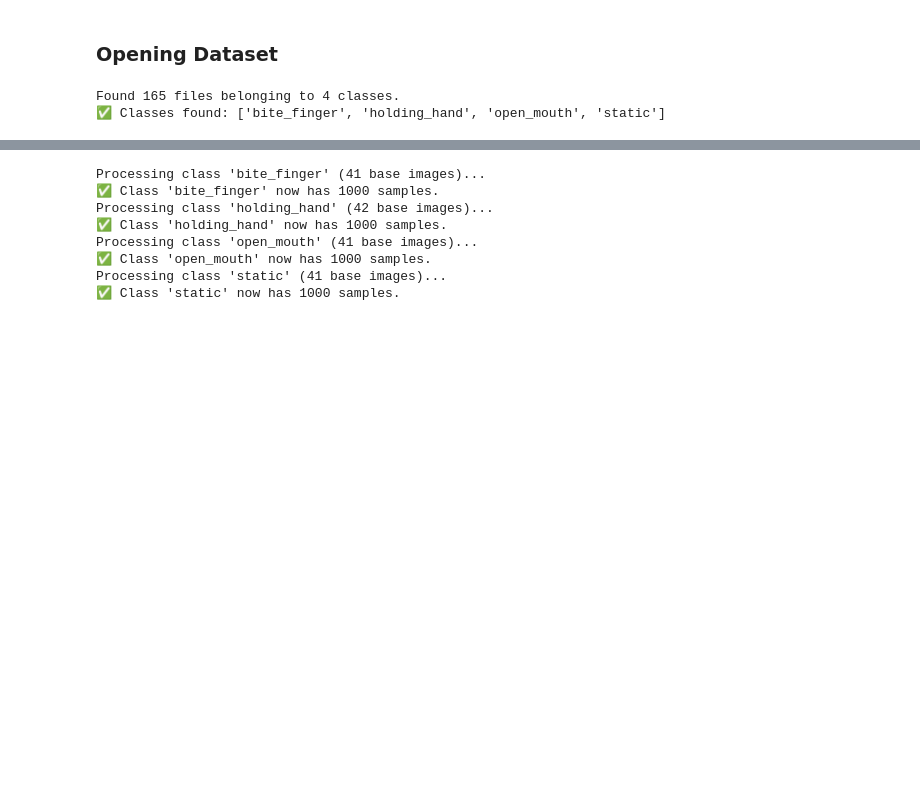
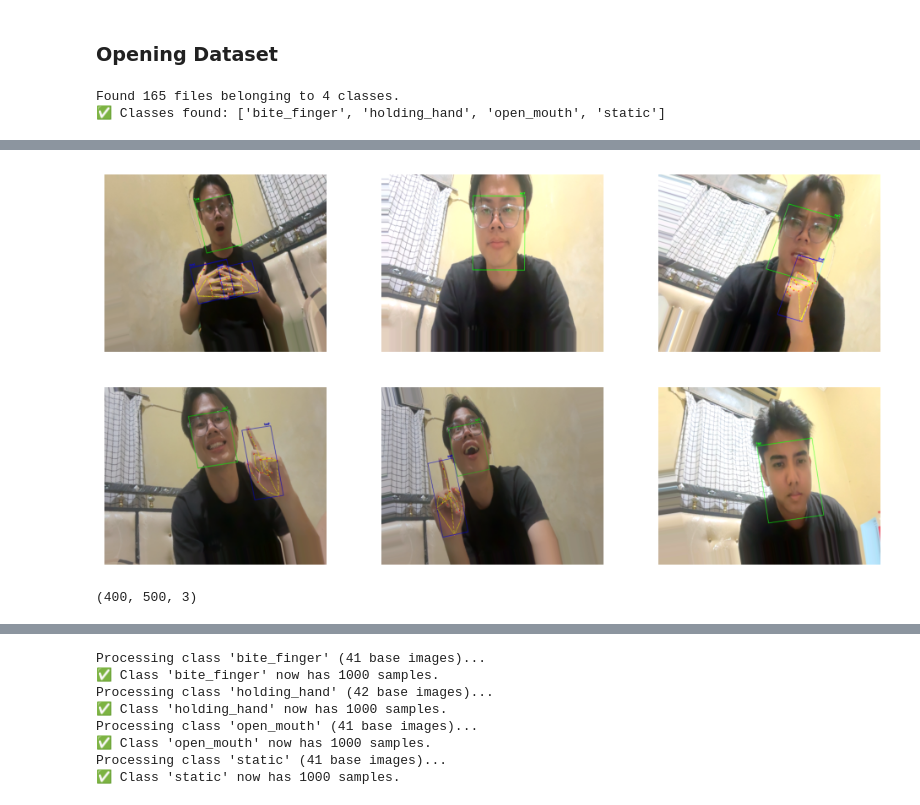
Before and after one commit to ErSatu1/MemeProject, a Jupyter notebook: Code/Train.ipynb, the cells around one changed output, grey strips where cells are left out. Drawn from its saved outputs; the diff is of its cells as text; code cells hidden in the pictures; blank space fills up the shorter version.

```diff
--- a/Code/Train.ipynb
+++ b/Code/Train.ipynb
@@ -12,3 +23,35 @@ dataset_dir = "/Users/bimaaristo/MemeProject/dataset"
 # %% [output]
 Found 165 files belonging to 4 classes.
 ✅ Classes found: ['bite_finger', 'holding_hand', 'open_mouth', 'static']
+# %%
+IMG_SIZE = (400, 500)
+BATCH_SIZE = 32
+SEED = 42
+
+# 1️⃣ Base generator — no preprocessing, only rescaling to [0, 1]
+base_datagen = ImageDataGenerator(rescale=1./255)
+
+# Load all data first
+dataset = base_datagen.flow_from_directory(
+    dataset_dir,
+    target_size=IMG_SIZE,
+    batch_size=BATCH_SIZE,
+    class_mode='categorical',
+    shuffle=True,
+    seed=SEED
+)
+
+# 2️⃣ Extract paths and labels
+file_paths = dataset.filepaths
+labels = dataset.classes
+class_names = list(dataset.class_indices.keys())
+
+# Split into 80:10:10
+train_paths, temp_paths, train_labels, temp_labels = train_test_split(
+    file_paths, labels, test_size=0.2, stratify=labels, random_state=SEED
+)
+val_paths, test_paths, val_labels, test_labels = train_test_split(
+    temp_paths, temp_labels, test_size=0.5, stratify=temp_labels, random_state=SEED
+)
+
+print(f"Train: {len(train_paths)}, Val: {len(val_paths)}, Test: {len(test_paths)}")
@@ -36,0 +102,14 @@ print("✅ Classes found:", class_names)
+# %%
+import matplotlib.pyplot as plt
+
+# Take one image and see multiple augmented versions
+x_batch, y_batch = next(train_generator)
+
+plt.figure(figsize=(12, 6))
+for i in range(6):
+    plt.subplot(2, 3, i+1)
+    plt.imshow(x_batch[i])
+    plt.axis('off')
+plt.show()
+# %% [output]
+[figure, added]
@@ -36,0 +127,4 @@ print("✅ Classes found:", class_names)
+# %%
+print(train_generator.image_shape)
+# %% [output]
+(400, 500, 3)
```
Also changed, not shown: parts of 9 cells of this notebook.
